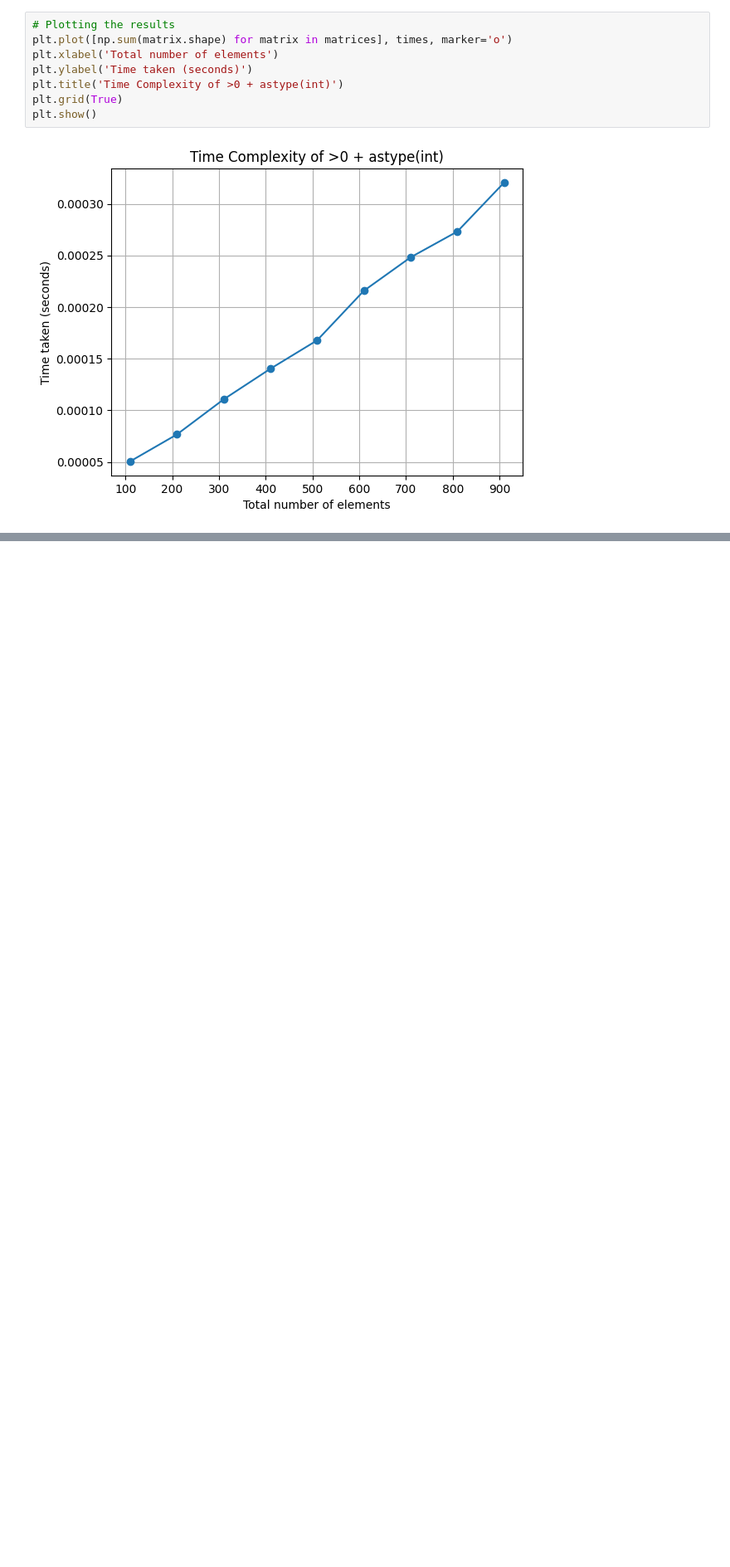
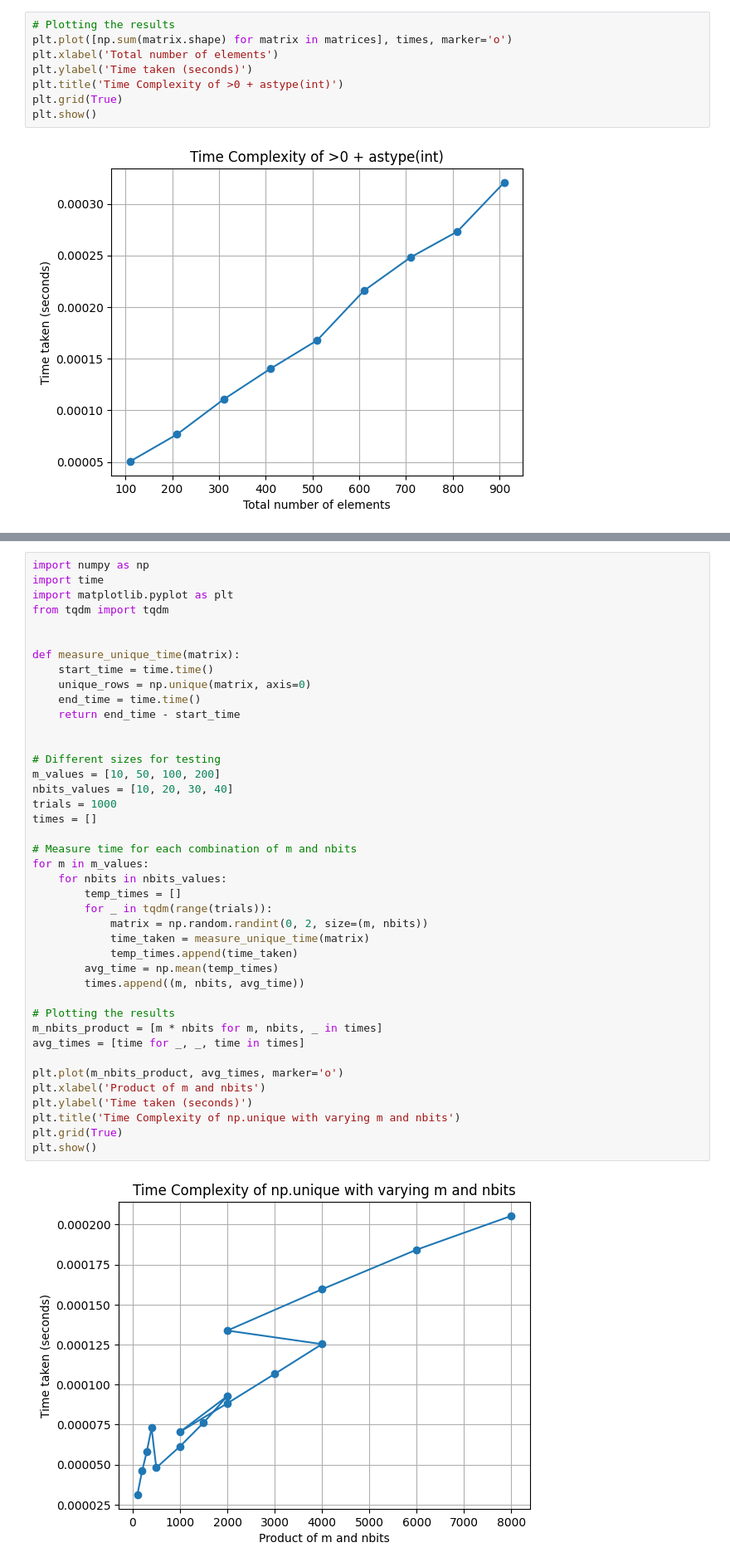
Before and after one commit to AntoDeca1/LSH_implementations, a Jupyter notebook: time_complexities.ipynb, the cells around one changed output, grey strips where cells are left out. Shown: that part at 83% size. Saved outputs shown, nothing was run; the diff lists cells and outputs as text; blank space fills up the shorter version.

```diff
--- a/time_complexities.ipynb
+++ b/time_complexities.ipynb
@@ -266,0 +305,43 @@ plt.show()
+# %%
+import numpy as np
+import time
+import matplotlib.pyplot as plt
+from tqdm import tqdm
+
+
+def measure_unique_time(matrix):
+    start_time = time.time()
+    unique_rows = np.unique(matrix, axis=0)
+    end_time = time.time()
+    return end_time - start_time
+
+
+# Different sizes for testing
+m_values = [10, 50, 100, 200]
+nbits_values = [10, 20, 30, 40]
+trials = 1000
+times = []
+
+# Measure time for each combination of m and nbits
+for m in m_values:
+    for nbits in nbits_values:
+        temp_times = []
+        for _ in tqdm(range(trials)):
+            matrix = np.random.randint(0, 2, size=(m, nbits))
+            time_taken = measure_unique_time(matrix)
+            temp_times.append(time_taken)
+        avg_time = np.mean(temp_times)
+        times.append((m, nbits, avg_time))
+
+# Plotting the results
+m_nbits_product = [m * nbits for m, nbits, _ in times]
+avg_times = [time for _, _, time in times]
+
+plt.plot(m_nbits_product, avg_times, marker='o')
+plt.xlabel('Product of m and nbits')
+plt.ylabel('Time taken (seconds)')
+plt.title('Time Complexity of np.unique with varying m and nbits')
+plt.grid(True)
+plt.show()
+# %% [output]
+[figure, added]
```
Also changed, not shown: parts of 10 cells of this notebook, 3 other files.
